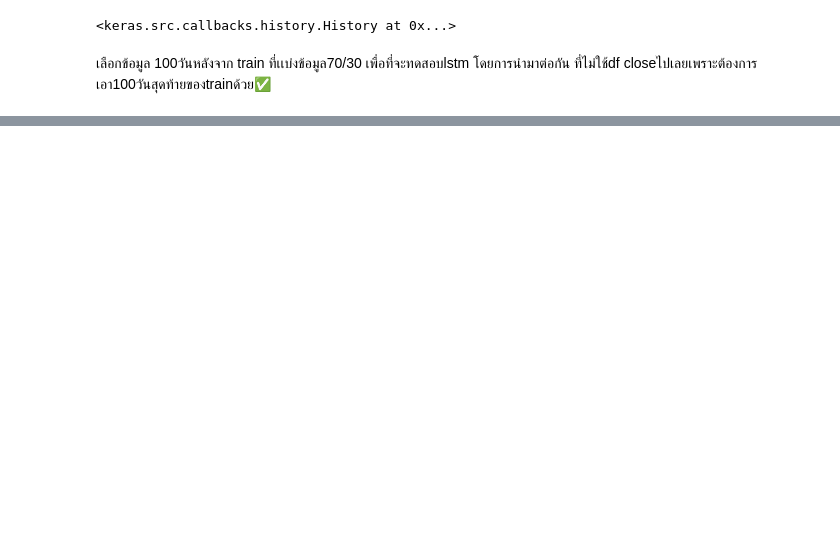
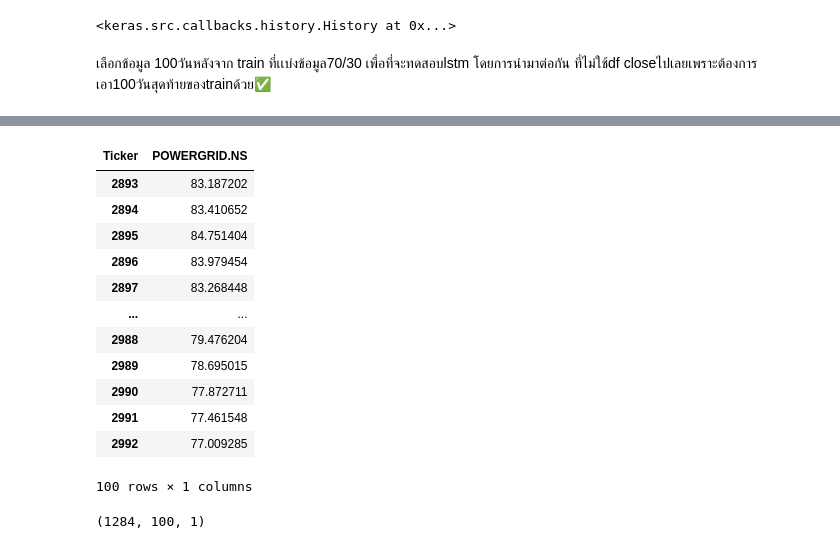
Before and after one commit to Thanathat26/miniproject_predict_stock, a Jupyter notebook: stock.ipynb, the cells around one changed output, grey strips where cells are left out. Drawn from its saved outputs; the diff is of its cells as text; code cells hidden in the pictures; blank space fills up the shorter version.

```diff
--- a/stock.ipynb
+++ b/stock.ipynb
@@ -465,0 +476,16 @@ NameError: name 'train' is not defined
+# %%
+train.tail(100)
+# %% [output]
+| Ticker | POWERGRID.NS |
+| 2893 | 83.187202 |
+| 2894 | 83.410652 |
+| 2895 | 84.751404 |
+| 2896 | 83.979454 |
+| 2897 | 83.268448 |
+| ... | ... |
+| 2988 | 79.476204 |
+| 2989 | 78.695015 |
+| 2990 | 77.872711 |
+| 2991 | 77.461548 |
+| 2992 | 77.009285 |
+100 rows × 1 columns
@@ -465,0 +503,4 @@ NameError: name 'train' is not defined
+# %%
+x_test.shape
+# %% [output]
+(1284, 100, 1)
```
Also changed, not shown: parts of 22 cells of this notebook.
